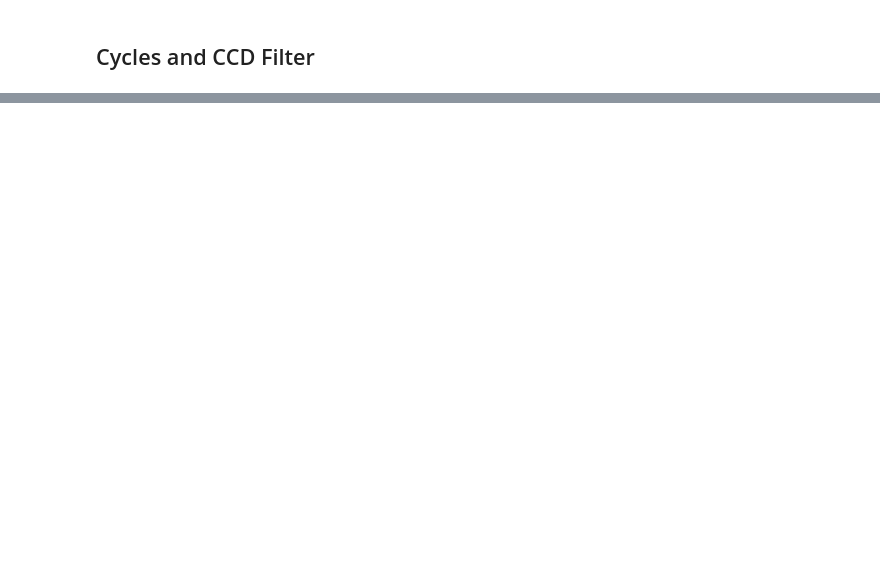
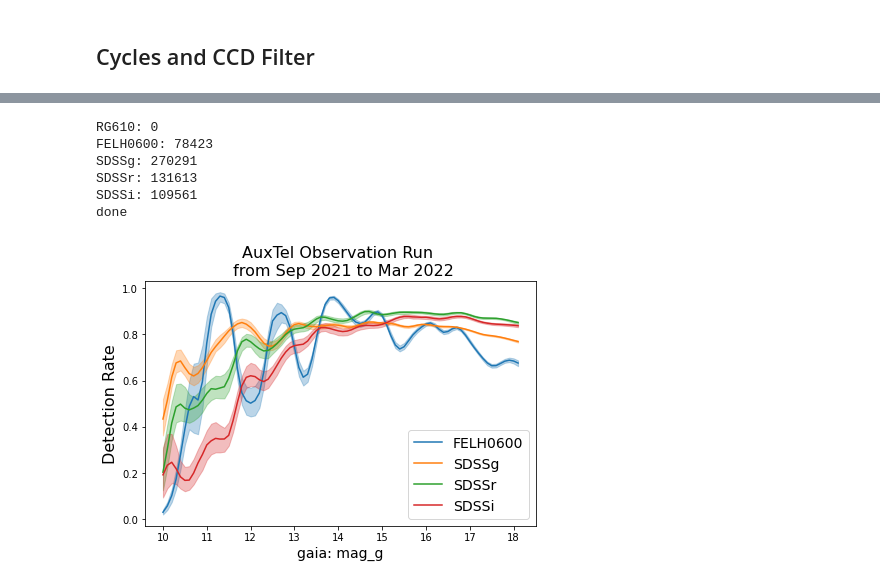
Before and after one commit to estevesjh/ComScratchStuff, a Jupyter notebook: AuxTel/sourceDetection/quickLookPlots.ipynb, the cells around one changed output, grey strips where cells are left out. Saved outputs shown, nothing was run; the diff lists cells and outputs as text; code cells hidden in the pictures; blank space fills up the shorter version.

```diff
--- a/AuxTel/sourceDetection/quickLookPlots.ipynb
+++ b/AuxTel/sourceDetection/quickLookPlots.ipynb
@@ -144,5 +152,7 @@ ValueError: x and y must have same first dimension, but have shapes (72,) and (1
 ## Cycles and CCD Filter
 # %%
 one = (table['EXPID'] < 2022010700000)
+sep_up = (table['EXPID'] > 2021110100000)
 feb = (table['EXPID'] > 2022010700000)&(table['EXPID'] < 2022030100000)
 mar = (table['EXPID'] > 2022030100000)
+feb_mar =  (table['EXPID'] > 2022010700000)
@@ -173,3 +187,4 @@ plt.savefig('auxtel_detection_rate_cycles.png',facecolor='w',transparent=False,d
 # %%
 bw=0.2
+mag_0 = 10.
 mvec = np.arange(mag_0,18.+bw/2.,bw/2.)
@@ -209,3 +224,41 @@ plt.savefig('auxtel_detection_rate_filters.png',facecolor='w',transparent=False,
+# %%
+RG610 = (table['FILTER']=='RG610')&sep_up
+FELH0600 = (table['FILTER']=='FELH0600')&sep_up
+SDSSg = (table['FILTER']=='SDSSg')&sep_up
+SDSSr = (table['FILTER']=='SDSSr')&sep_up
+SDSSi = (table['FILTER']=='SDSSi')&sep_up
+
+fDict = dict()
+mask_list = {'RG610':RG610,'FELH0600':FELH0600,'SDSSg':SDSSg,'SDSSr':SDSSr,'SDSSi':SDSSi}
+for li,mi in mask_list.items():
+    nsize = np.count_nonzero(mi)
+    print(f'{li}: {nsize}')
+    if nsize>10:
+        fDict[li] = compute_fraction_err(mvec, mag[gaia&mi], matched[gaia&mi], bw=bw, nBootStrap=100, error=True)
+
+print('done')
+# %% [output]
+RG610: 0
+FELH0600: 78423
+SDSSg: 270291
+SDSSr: 131613
+SDSSi: 109561
+done
+# %%
+fig = plt.figure(figsize=(7,4.5))
+
+for col in fDict.keys():
+    plot_curve(mvec ,fDict[col], label=col, ax=plt)
+
+plt.legend(fontsize=14)
+plt.xlabel('gaia: mag_g',fontsize=14)
+plt.ylabel('Detection Rate',fontsize=16)
+plt.title('AuxTel Observation Run \n from Sep 2021 to Mar 2022',fontsize=16)
+#plt.tight_layout()
+# plt.ylim(-0.05,1.1)
+plt.savefig('auxtel_detection_rate_filters.png',facecolor='w',transparent=False,dpi=150)
+# %% [output]
+[figure, added]
 # %%
 fig, (ax1, ax2) = plt.subplots(nrows=1, ncols=2, figsize=(10, 4.), sharex=True, sharey=True)
 
```
Also changed, not shown: parts of 33 cells of this notebook, 17 other files.
